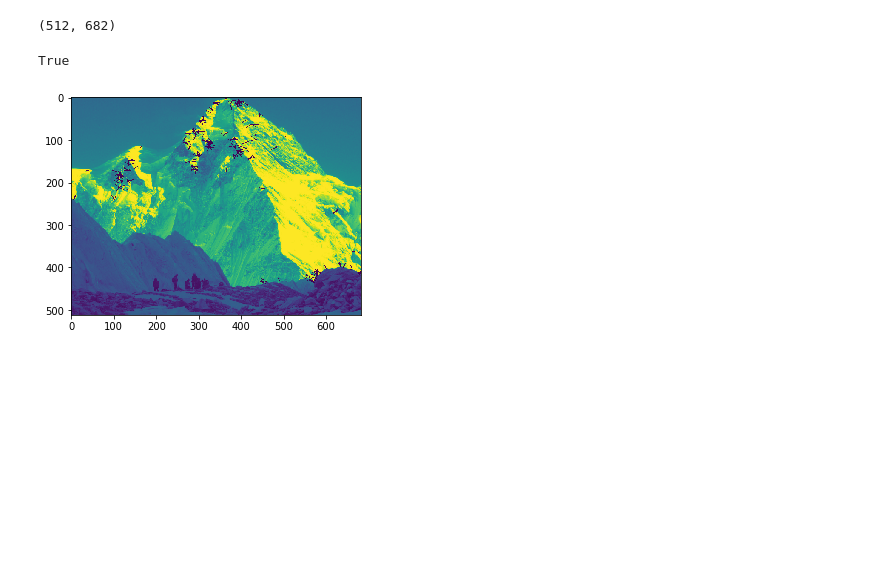
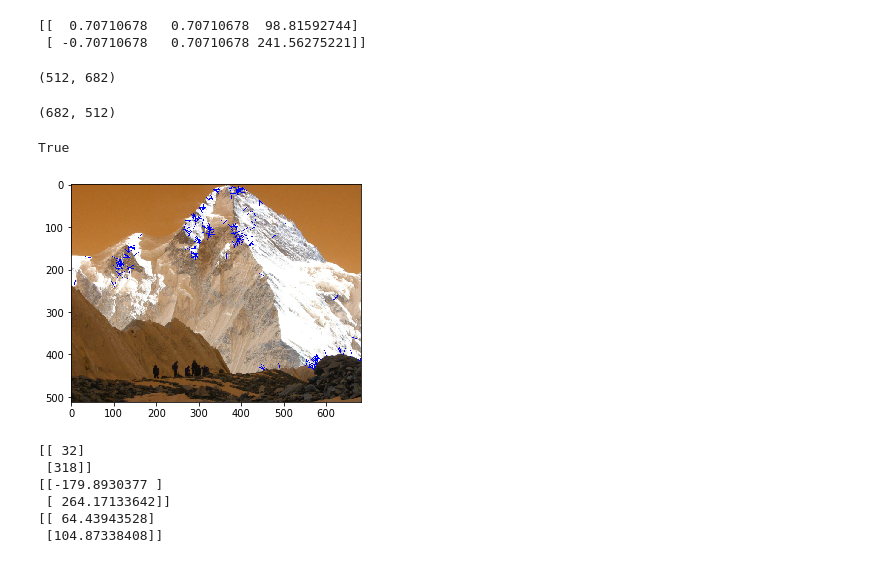
Before and after one commit to nikitagalayda/recognizing_panoramaas, a Jupyter notebook: program.ipynb, the cells around one changed output. Drawn from its saved outputs; the diff is of its cells as text; code cells hidden in the pictures; blank space fills up the shorter version.

Commit message:
add patches

```diff
--- a/program.ipynb
+++ b/program.ipynb
@@ -81,19 +101,0 @@ True
-# %%
-def get_orientations(M, so=4.5):
-    Iy, Ix = np.gradient(M)
-    Sy, Sx = cv2.GaussianBlur(Iy, (3, 3), so), cv2.GaussianBlur(Ix, (3, 3), so)
-
-    res = []
-
-    for i in range(Sy.shape[0]):
-        tmp = []
-        for j in range(Sy.shape[1]):
-            v = np.array([Sx[i, j], Sy[i, j]])
-            v_norm = np.linalg.norm(v)
-            if v_norm == 0:
-                tmp.append(0.0)
-            else:
-                tmp.append(v / v_norm)
-        res.append(tmp)
-
-    return np.array(res)
@@ -102 +180,6 @@ z = get_orientations(cur_img)
+# %%
+rot_im = rotate_image(im_color, 45)
+# %% [output]
+[[  0.70710678   0.70710678  98.81592744]
+ [ -0.70710678   0.70710678 241.56275221]]
 # %%
@@ -104,2 +187,6 @@ z.shape
 # %% [output]
 (512, 682)
+# %%
+cur_img.shape[1::-1]
+# %% [output]
+(682, 512)
@@ -106,14 +229,22 @@ z.shape
 # %%
-for p in maxima:
-        x2 = int(p[0] + 15 * z[p[1], p[0]][0])
-        y2 = int(p[1] + 10 * z[p[1], p[0]][1])
-#         output_im = cv2.circle(fp_img, (x2, y2), 2, (0, 0, 255), 2)
-        try:
-            cv2.line(fp_img, p, (x2, y2), (0, 255, 0), thickness=1, lineType=1)
-        except:
-            continue
-plt.imshow(fp_img)
-cv2.imwrite("test.png", fp_img)
+for p in fp:
+    angle = z[p[1], p[0]]
+    x2 = int(p[0] + 15 * angle[0])
+    y2 = int(p[1] + 15 * angle[1])
+#     output_im = cv2.circle(im_color, (x2, y2), 2, (0, 0, 255), 2)
+
+#     draw_angled_rect(im_color, p, z[p[1], p[0]])
+
+#     break
+    cv2.line(im_color, p, (x2, y2), (0, 0, 255), thickness=1, lineType=1)
+
+    x2 = int(p[0] + 8 * (angle[0] + np.pi / 4))
+    y2 = int(p[1] + 8 * (angle[1] + np.pi / 4))
+
+#     cv2.line(im_color, p, (x2, y2), (255, 0, 0), thickness=1, lineType=1)
+# im_color[fp[2][0], fp[2][1]] = [0, 0, 255]
+plt.imshow(im_color)
+cv2.imwrite("./images/test.png", im_color)
 # %% [output]
 True
-[figure, old version]
+[figure, new version]
@@ -119,0 +261,9 @@ True
+# %%
+test = get_patch(img, test_p, angle, 8)
+# %% [output]
+[[ 32]
+ [318]]
+[[-179.8930377 ]
+ [ 264.17133642]]
+[[ 64.43943528]
+ [104.87338408]]
```
Also changed, not shown: parts of 16 cells of this notebook.
